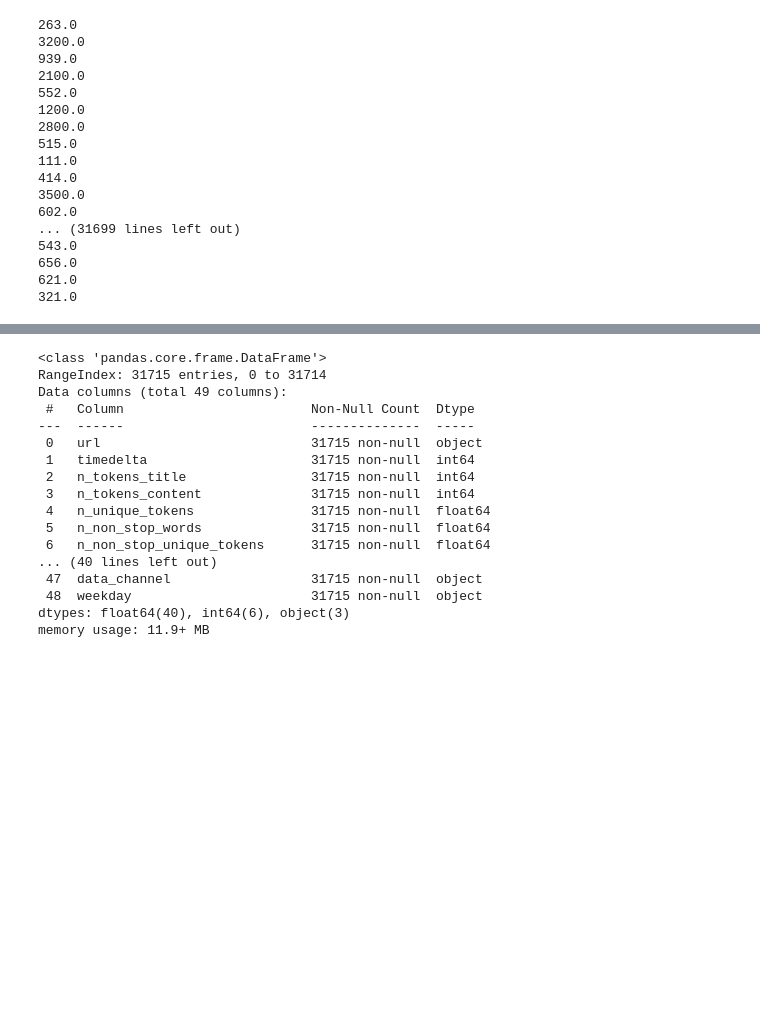
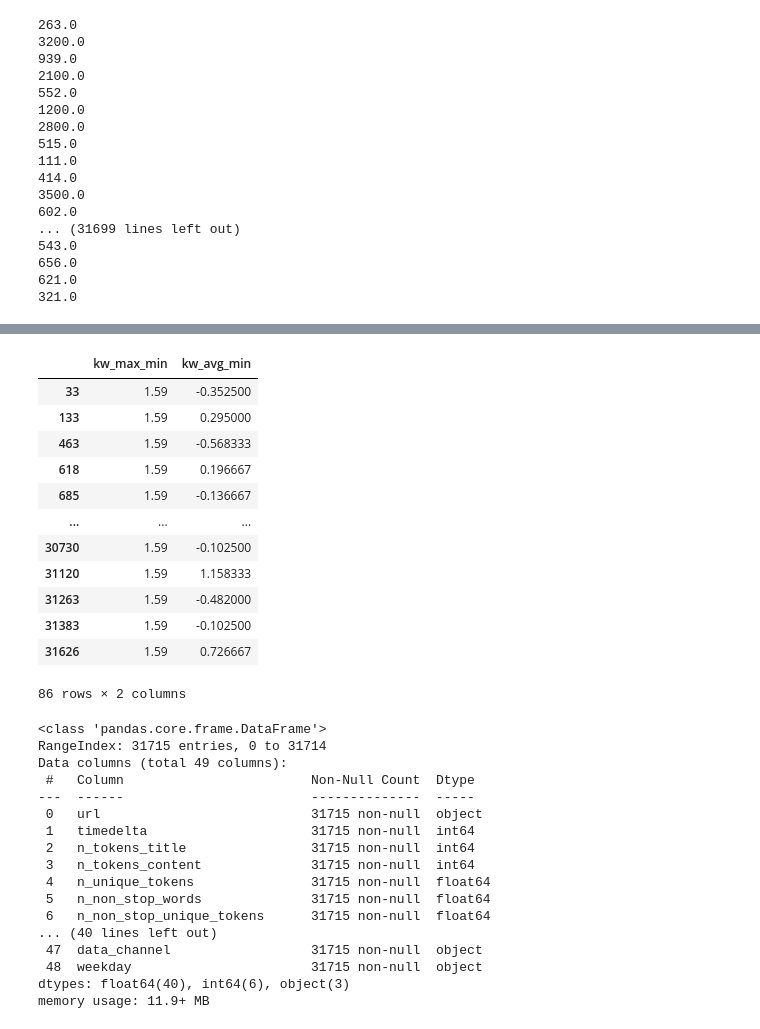
Before and after one commit to Mattizza/DSL-Online-News-Popularity, a Jupyter notebook: DSL_news.ipynb, the cells around one changed output, grey strips where cells are left out. Saved outputs shown, nothing was run; the diff lists cells and outputs as text; code cells hidden in the pictures; blank space fills up the shorter version.

```diff
--- a/data/summer_project_dataset/DSL_news.ipynb
+++ b/DSL_news.ipynb
@@ -192,3 +251,22 @@ data['kw_max_min'].value_counts()[1.59]
+# %%
+
+data[data['kw_max_min'] == 1.59][['kw_max_min', 'kw_avg_min']]
+# new = data[data['kw_max_min'] == 1.59][['kw_max_min', 'kw_avg_min']]
+# new['kw_avg_min'].sort_values(axis = 0)
+# %% [output]
+|  | kw_max_min | kw_avg_min |
+| 33 | 1.59 | -0.352500 |
+| 133 | 1.59 | 0.295000 |
+| 463 | 1.59 | -0.568333 |
+| 618 | 1.59 | 0.196667 |
+| 685 | 1.59 | -0.136667 |
+| ... | ... | ... |
+| 30730 | 1.59 | -0.102500 |
+| 31120 | 1.59 | 1.158333 |
+| 31263 | 1.59 | -0.482000 |
+| 31383 | 1.59 | -0.102500 |
+| 31626 | 1.59 | 0.726667 |
+86 rows × 2 columns
 # %%
 # look at the values that the variable can assume.
 # pd.set_option('display.float_format', '{:.10f}'.format)
```
Also changed, not shown: parts of 12 cells of this notebook, 1 other file.
